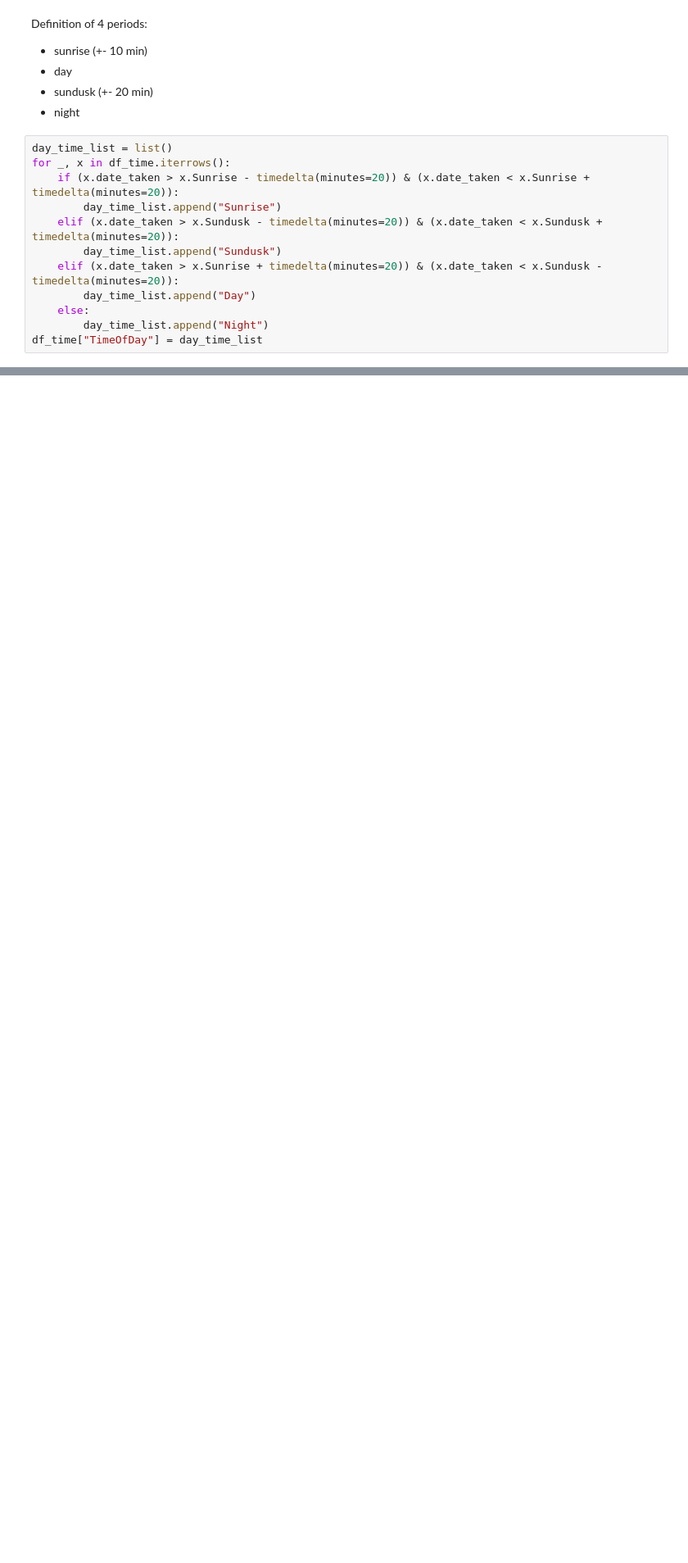
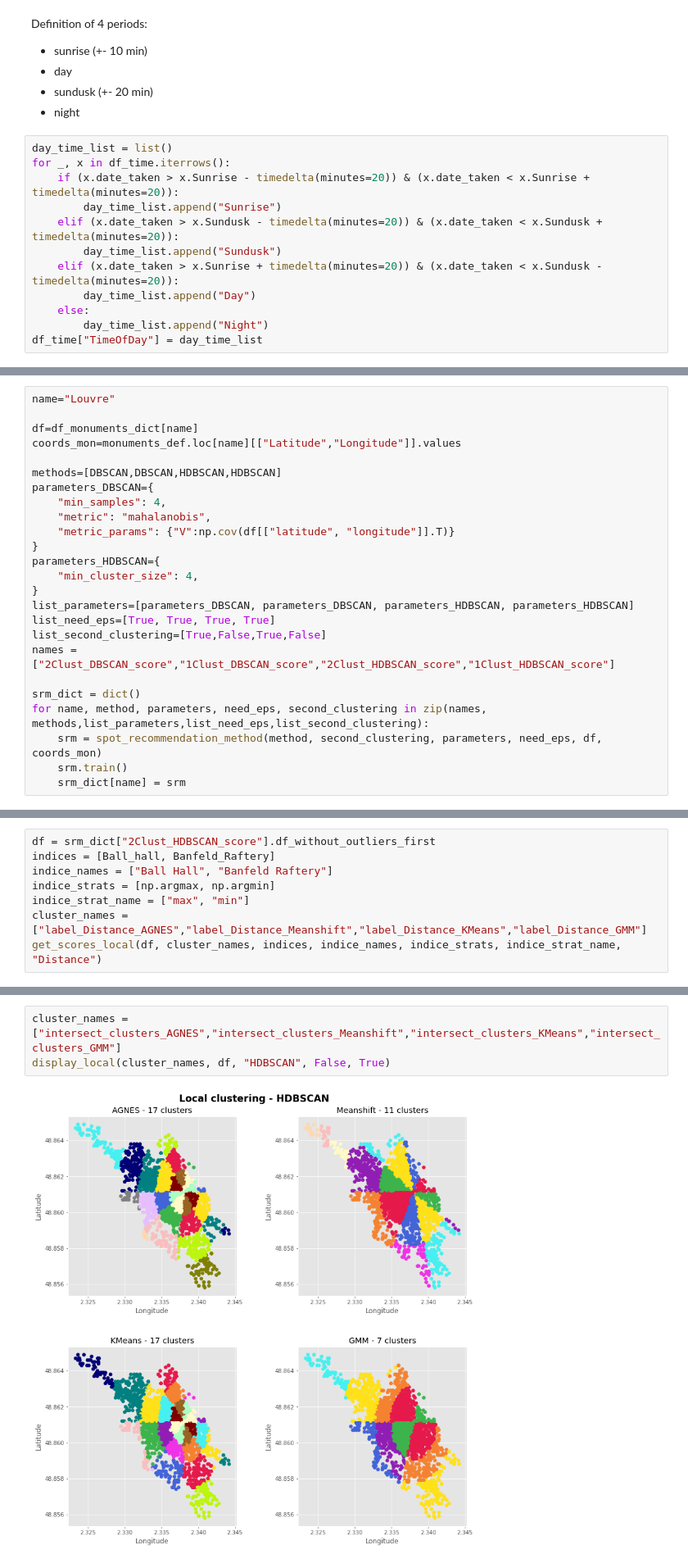
Before and after one commit to flaviendeseure/Clustering-Method-for-Touristic-Photographic-Spots-Recommendation, a Jupyter notebook: code/notebook.ipynb, the cells around one changed output, grey strips where cells are left out. Shown at 82% size. Drawn from its saved outputs; the diff is of its cells as text; blank space fills up the shorter version.

```diff
--- a/code/notebook.ipynb
+++ b/code/notebook.ipynb
@@ -1228,0 +1266,25 @@ df_panorama = df_panorama[df_panorama.Clusters_Meanshift.isin(pan[:25].index)]
+# %%
+name="Louvre"
+
+df=df_monuments_dict[name]
+coords_mon=monuments_def.loc[name][["Latitude","Longitude"]].values
+
+methods=[DBSCAN,DBSCAN,HDBSCAN,HDBSCAN]
+parameters_DBSCAN={
+    "min_samples": 4,
+    "metric": "mahalanobis",
+    "metric_params": {"V":np.cov(df[["latitude", "longitude"]].T)}
+}
+parameters_HDBSCAN={
+    "min_cluster_size": 4,
+}
+list_parameters=[parameters_DBSCAN, parameters_DBSCAN, parameters_HDBSCAN, parameters_HDBSCAN]
+list_need_eps=[True, True, True, True]
+list_second_clustering=[True,False,True,False]
+names = ["2Clust_DBSCAN_score","1Clust_DBSCAN_score","2Clust_HDBSCAN_score","1Clust_HDBSCAN_score"]
+
+srm_dict = dict()
+for name, method, parameters, need_eps, second_clustering in zip(names, methods,list_parameters,list_need_eps,list_second_clustering):
+    srm = spot_recommendation_method(method, second_clustering, parameters, need_eps, df, coords_mon)
+    srm.train()
+    srm_dict[name] = srm
@@ -1228,0 +1314,8 @@ df_panorama = df_panorama[df_panorama.Clusters_Meanshift.isin(pan[:25].index)]
+# %%
+df = srm_dict["2Clust_HDBSCAN_score"].df_without_outliers_first
+indices = [Ball_hall, Banfeld_Raftery]
+indice_names = ["Ball Hall", "Banfeld Raftery"]
+indice_strats = [np.argmax, np.argmin]
+indice_strat_name = ["max", "min"]
+cluster_names = ["label_Distance_AGNES","label_Distance_Meanshift","label_Distance_KMeans","label_Distance_GMM"]
+get_scores_local(df, cluster_names, indices, indice_names, indice_strats, indice_strat_name, "Distance")
@@ -1228,0 +1326,5 @@ df_panorama = df_panorama[df_panorama.Clusters_Meanshift.isin(pan[:25].index)]
+# %%
+cluster_names = ["intersect_clusters_AGNES","intersect_clusters_Meanshift","intersect_clusters_KMeans","intersect_clusters_GMM"]
+display_local(cluster_names, df, "HDBSCAN", False, True)
+# %% [output]
+[figure, added]
```
Also changed, not shown: parts of 148 cells of this notebook, 1 other file.
